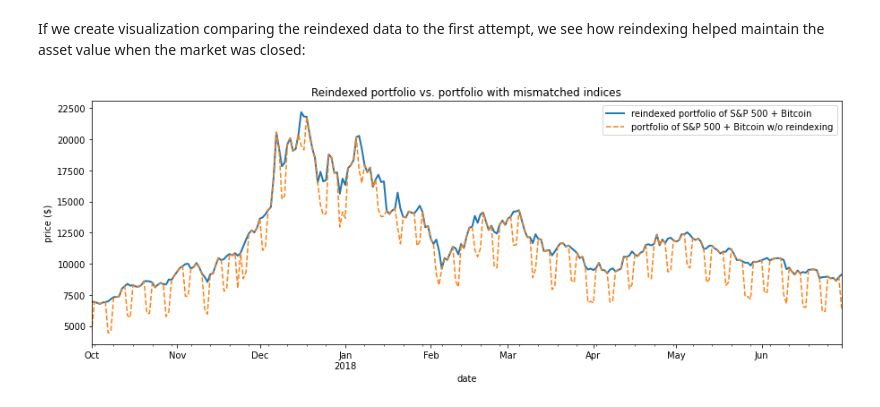
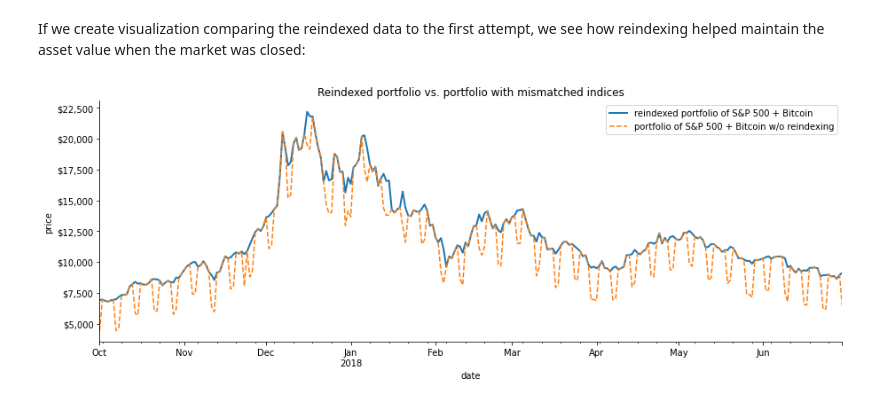
Before and after one commit to stefmolin/Hands-On-Data-Analysis-with-Pandas-2nd-edition, a Jupyter notebook: ch_03/3-cleaning_data.ipynb, the cells around one changed output. Saved outputs shown, nothing was run; the diff lists cells and outputs as text; code cells hidden in the pictures.

```diff
--- a/ch_03/3-cleaning_data.ipynb
+++ b/ch_03/3-cleaning_data.ipynb
@@ -454,10 +479,18 @@ import matplotlib.pyplot as plt # we use this module for plotting
 # %% [markdown]
 Now we can see why we need to reindex:
 # %%
-portfolio['2017-Q4':'2018-Q2'].plot(
+# plot the closing price from Q4 2017 through Q2 2018
+ax = portfolio['2017-Q4':'2018-Q2'].plot(
     y='close', figsize=(15, 5), legend=False,
     title='Bitcoin + S&P 500 value without accounting for different indices'
-) # plot the closing price from Q4 2017 through Q2 2018
-plt.ylabel('price ($)') # label the y-axis
-plt.show() # show the plot
+)
+
+# formatting
+ax.set_ylabel('price') # label the y-axis
+ax.yaxis.set_major_formatter(StrMethodFormatter('${x:,.0f}'))
+for spine in ['top', 'right']:
+    ax.spines[spine].set_visible(False)
+
+# show the plot
+plt.show()
 # %% [output]
@@ -538,16 +571,25 @@ If we create visualization comparing the reindexed data to the first attempt, we
 # %%
 # every day's closing price = S&P 500 close adjusted for market closure + Bitcoin close (same for other metrics)
 fixed_portfolio = pd.concat([sp_reindexed, bitcoin], sort=False).groupby(pd.Grouper(freq='D')).sum()
 
+# plot the reindexed portfolio's closing price from Q4 2017 through Q2 2018
 ax = fixed_portfolio['2017-Q4':'2018-Q2'].plot(
     y='close', label='reindexed portfolio of S&P 500 + Bitcoin', figsize=(15, 5), linewidth=2,
     title='Reindexed portfolio vs. portfolio with mismatched indices'
-) # plot the reindexed portfolio's closing price from Q4 2017 through Q2 2018
+)
 
+# add line for original portfolio for comparison and label y-axis
 portfolio['2017-Q4':'2018-Q2'].plot(
     y='close', ax=ax, linestyle='--', label='portfolio of S&P 500 + Bitcoin w/o reindexing'
-).set_ylabel('price ($)') # add line for original portfolio for comparison and label y-axis
+)
 
-plt.show() # show the plot
+# formatting
+ax.set_ylabel('price') # label the y-axis
+ax.yaxis.set_major_formatter(StrMethodFormatter('${x:,.0f}'))
+for spine in ['top', 'right']:
+    ax.spines[spine].set_visible(False)
+
+# show the plot
+plt.show()
 # %% [output]
-[figure, old version]
+[figure, new version]
```
Also changed, not shown: parts of 15 cells of this notebook.
